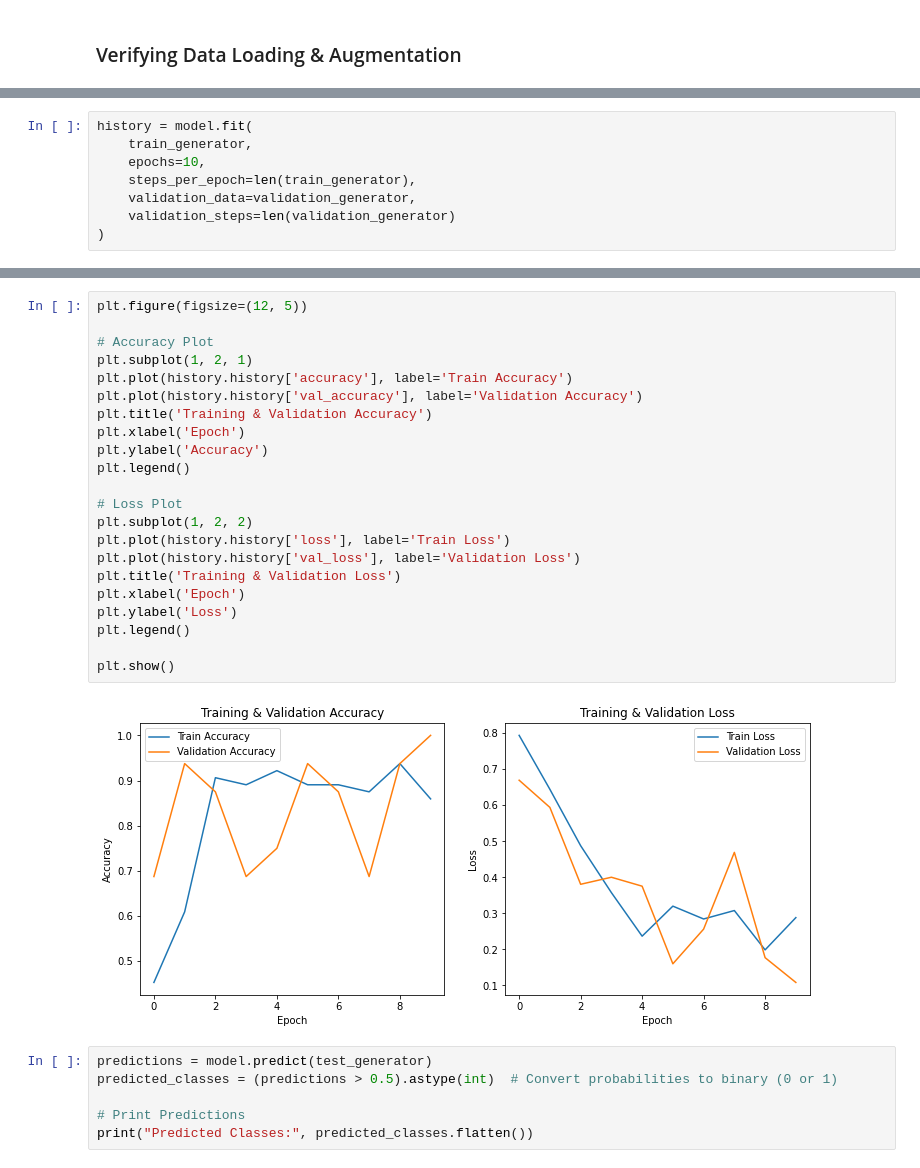
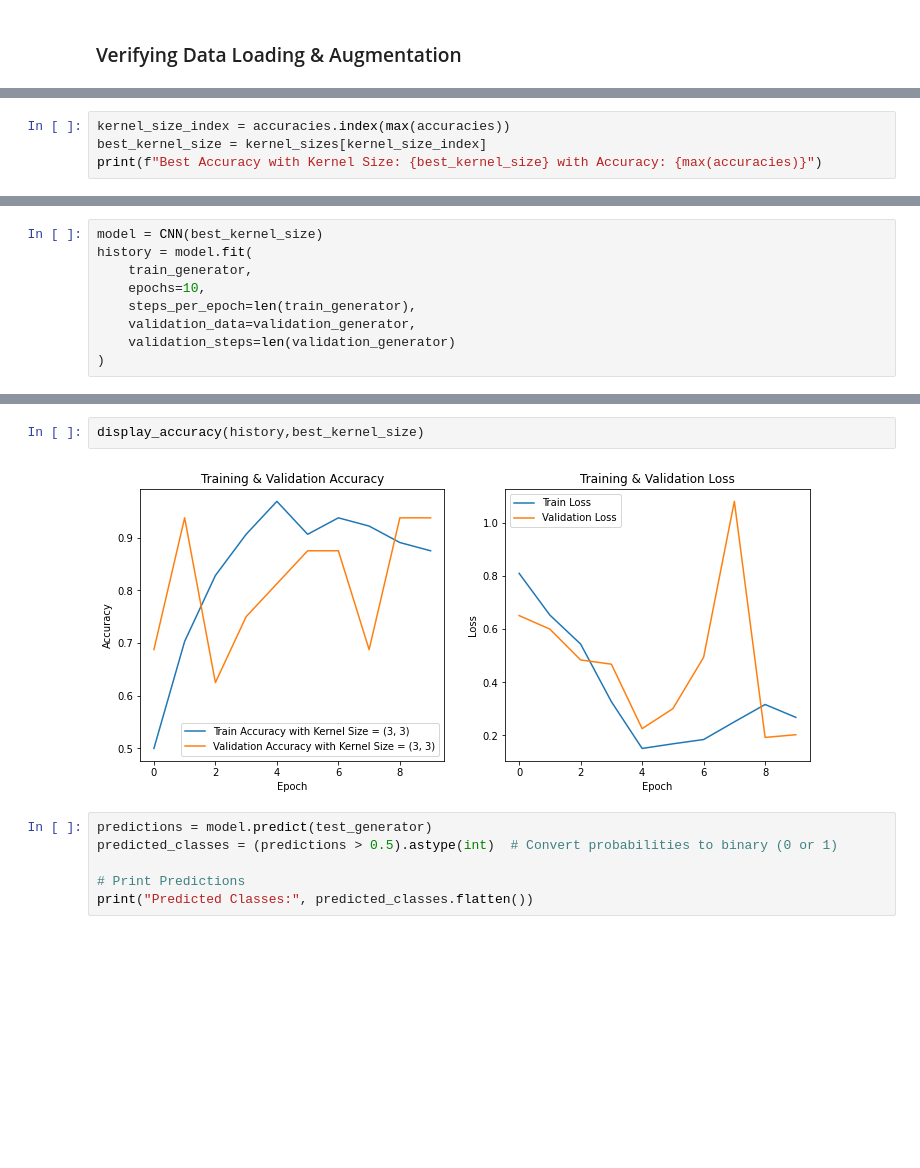
Before and after one commit to Bahoora/Pattern_Lab1, a Jupyter notebook: Assignment1.ipynb, the cells around one changed output, grey strips where cells are left out. Saved outputs shown, nothing was run; the diff lists cells and outputs as text; blank space fills up the shorter version.

```diff
--- a/Assignment1.ipynb
+++ b/Assignment1.ipynb
@@ -206,0 +313,4 @@ plt.show()
+# %%
+kernel_size_index = accuracies.index(max(accuracies))
+best_kernel_size = kernel_sizes[kernel_size_index]
+print(f"Best Accuracy with Kernel Size: {best_kernel_size} with Accuracy: {max(accuracies)}")
@@ -209,4 +321,5 @@ plt.show()
 # %%
+model = CNN(best_kernel_size)
 history = model.fit(
     train_generator,
     epochs=10,
@@ -238,27 +351,7 @@ Epoch 10/10
-# %%
-plt.figure(figsize=(12, 5))
-
-# Accuracy Plot
-plt.subplot(1, 2, 1)
-plt.plot(history.history['accuracy'], label='Train Accuracy')
-plt.plot(history.history['val_accuracy'], label='Validation Accuracy')
-plt.title('Training & Validation Accuracy')
-plt.xlabel('Epoch')
-plt.ylabel('Accuracy')
-plt.legend()
-
-# Loss Plot
-plt.subplot(1, 2, 2)
-plt.plot(history.history['loss'], label='Train Loss')
-plt.plot(history.history['val_loss'], label='Validation Loss')
-plt.title('Training & Validation Loss')
-plt.xlabel('Epoch')
-plt.ylabel('Loss')
-plt.legend()
-
-plt.show()
-# %% [output]
-[figure, removed]
+# %%
+display_accuracy(history,best_kernel_size)
+# %% [output]
+[figure, added]
 # %%
 predictions = model.predict(test_generator)
 predicted_classes = (predictions > 0.5).astype(int)  # Convert probabilities to binary (0 or 1)
```
Also changed, not shown: parts of 9 cells of this notebook.
